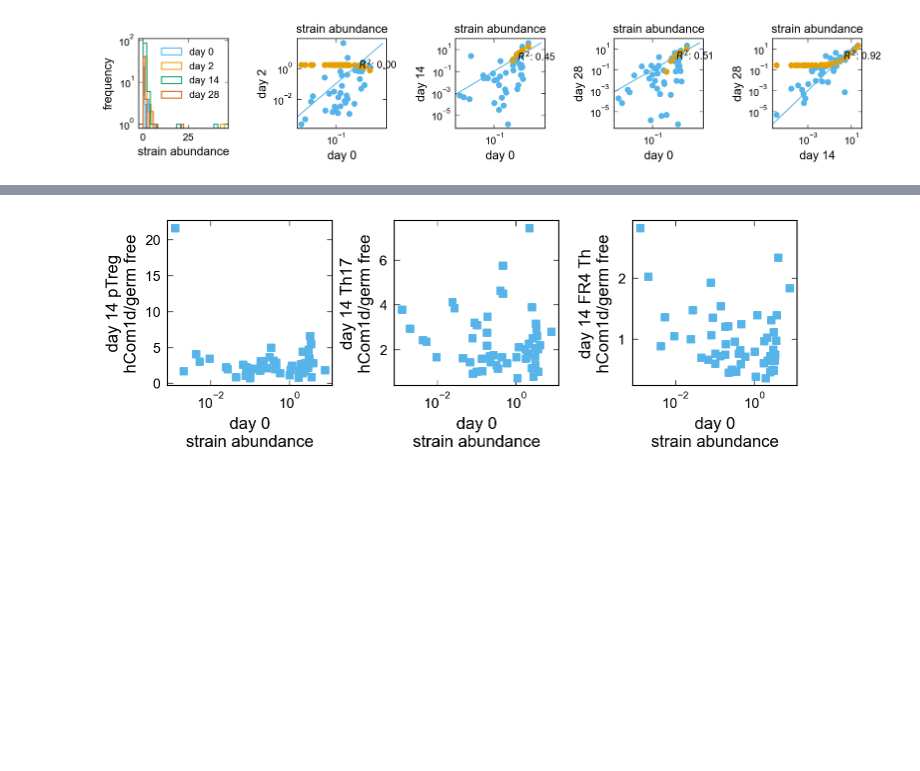
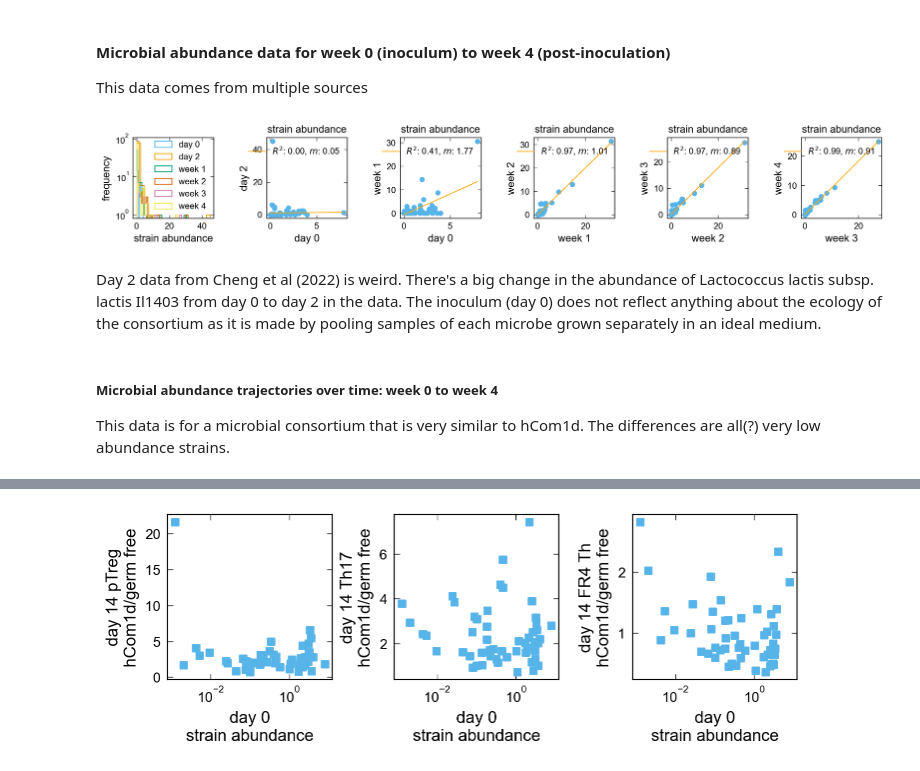
Before and after one commit to obinna-ukogu/gutimmune, a Jupyter notebook: analyze-data.ipynb, the cells around one changed output, grey strips where cells are left out. Saved outputs shown, nothing was run; the diff lists cells and outputs as text; code cells hidden in the pictures; blank space fills up the shorter version.

Commit message:
Added abundance time series analysis.

```diff
--- a/analyze-data.ipynb
+++ b/analyze-data.ipynb
@@ -68,42 +121,53 @@ full_data[['Strain_Name','day0_abundance', 'day2_abundance', 'day14_abundance',
+# %% [markdown]
+#### Microbial abundance data for week 0 (inoculum) to week 4 (post-inoculation)
+This data comes from multiple sources
 # %%
 # Plot figures
-fig, axs = plt.subplots(1, 5, figsize=(11.0, 2.0), sharex = False, constrained_layout=True)
+fig, axs = plt.subplots(1, 6, figsize=(13.0, 2.0), sharex = False, constrained_layout=True)
 
 labels = [['strain abundance', 'frequency'],
-          ['day 0', 'day 2'], ['day 0', 'day 14'], ['day 0', 'day 28'], ['day 14', 'day 28']]
+          ['day 0', 'day 2'], ['day 0', 'week 1'], ['week 1', 'week 2'], ['week 2', 'week 3'], ['week 3', 'week 4']]
 var_list = [["day0_abundance", "day2_abundance"],
-            ["day0_abundance", "day14_abundance"],
-            ["day0_abundance", "day28_abundance"],
-            ["day14_abundance", "day28_abundance"]]
+            ["day0_abundance", "wk1_mean_abundance"],
+            ["wk1_mean_abundance", "wk2_mean_abundance"],
+            ["wk2_mean_abundance", "wk3_mean_abundance"],
+            ["wk3_mean_abundance", "wk4_mean_abundance"]]
 
 axs[0].hist(full_data.day0_abundance, bins = 20, log = True, histtype = 'step', label = 'day 0');
 axs[0].hist(full_data.day2_abundance, bins = 20, log = True, histtype = 'step', label = 'day 2');
-axs[0].hist(full_data.day14_abundance, bins = 20, log = True, histtype = 'step', label = 'day 14');
-axs[0].hist(full_data.day28_abundance, bins = 20, log = True, histtype = 'step', label = 'day 28');
-axs[0].legend()
+axs[0].hist(full_data.wk1_mean_abundance, bins = 20, log = True, histtype = 'step', label = 'week 1');
+axs[0].hist(full_data.wk2_mean_abundance, bins = 20, log = True, histtype = 'step', label = 'week 2');
+axs[0].hist(full_data.wk3_mean_abundance, bins = 20, log = True, histtype = 'step', label = 'week 3');
+axs[0].hist(full_data.wk4_mean_abundance, bins = 20, log = True, histtype = 'step', label = 'week 4');
 
 for i, u in enumerate(var_list):
     axs[i + 1].scatter(full_data[u[0]], full_data[u[1]], marker = 'o')
     mask = ~np.isnan(full_data[u[0]]) & ~np.isnan(full_data[u[1]])
     m, b, r_value, p_value, std_err = scipy.stats.linregress(full_data[u[0]][mask], full_data[u[1]][mask])
-    axs[i + 1].scatter(full_data[u[0]][mask], m*full_data[u[0]][mask] + b)
-    axs[i + 1].annotate(r'$R^2$: ' + str("{:.2f}".format(r_value**2)), xy=(2,1))
+    axs[i + 1].plot(np.unique(full_data[u[0]][mask]), m*np.unique(full_data[u[0]][mask]) + b,
+                    color = 'orange', label = r'$R^2$: ' + str("{:.2f}".format(r_value**2)) + r', $m$: ' + str("{:.2f}".format(m)))
 
 for j, ax in enumerate(axs.flat):
+    ax.legend()
     if j >= 1:
-        ax.plot([0, 40], [0,40])
-        ax.semilogy()
-        ax.semilogx()
+        # ax.plot([0, 40], [0,40])
+        # ax.semilogy()
+        # ax.semilogx()
         ax.set_title('strain abundance', fontsize = 12)
 
     ax.set_xlabel(labels[j][0], fontsize = 12)
     ax.set_ylabel(labels[j][1], fontsize = 12)
 
     ax.set_box_aspect(1)
     ax.minorticks_off()
     ax.tick_params(axis='both', which='major', labelsize=10)
     ax.xaxis.set_tick_params(labeltop=False)
 
 # plt.savefig('_figs/fig5_'+comment+'-perf_perturb_design'+'.pdf', format="pdf", transparent=True, dpi=300)
 # %% [output]
-[figure, old version]
+[figure, new version]
+# %% [markdown]
+Day 2 data from Cheng et al (2022) is weird. There's a big change in the abundance of Lactococcus lactis subsp. lactis Il1403 from day 0 to day 2 in the data. The inoculum (day 0) does not reflect anything about the ecology of the consortium as it is made by pooling samples of each microbe grown separately in an ideal medium.
+# %% [markdown]
+##### Microbial abundance trajectories over time: week 0 to week 4
+This data is for a microbial consortium that is very similar to hCom1d. The differences are all(?) very low abundance strains.
```
Also changed, not shown: parts of 23 cells of this notebook, 11 other files.
